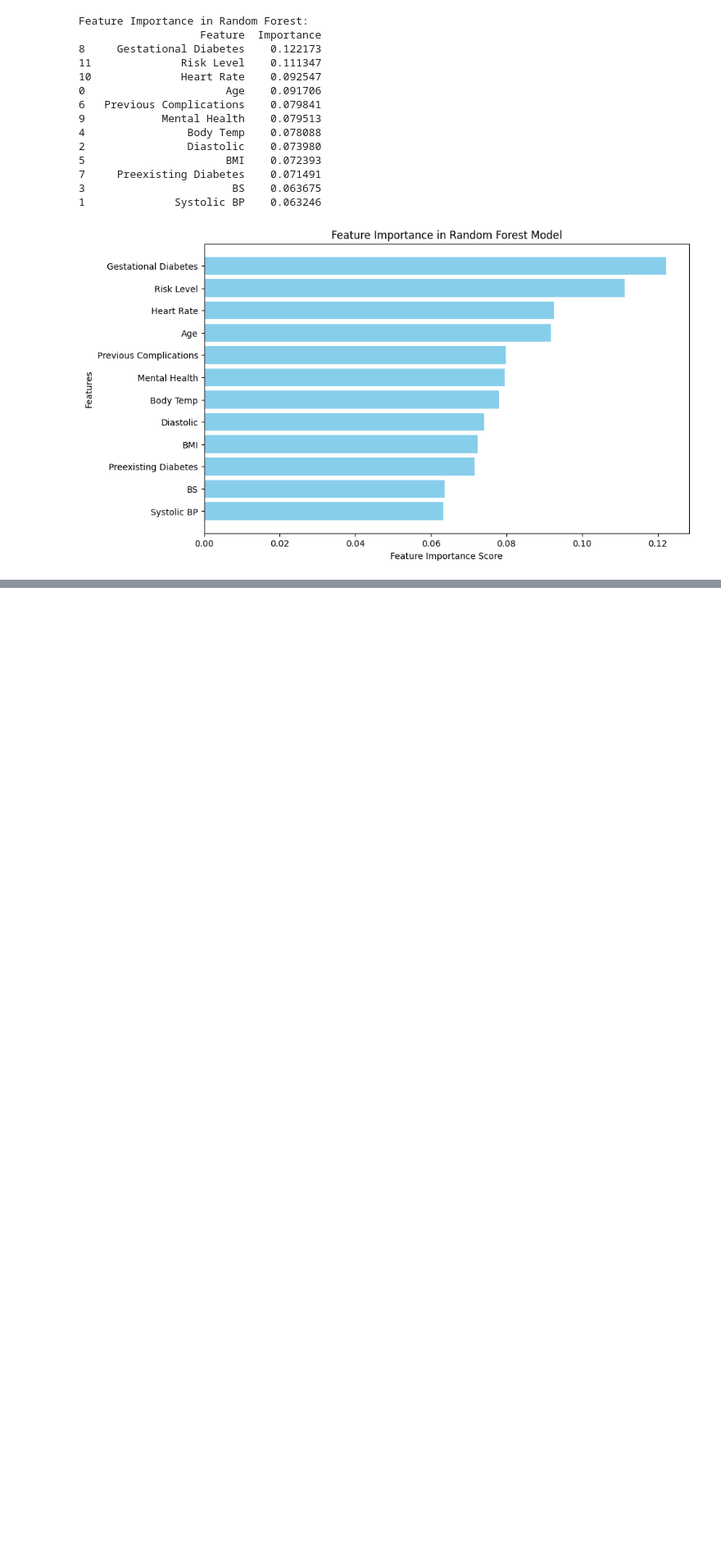
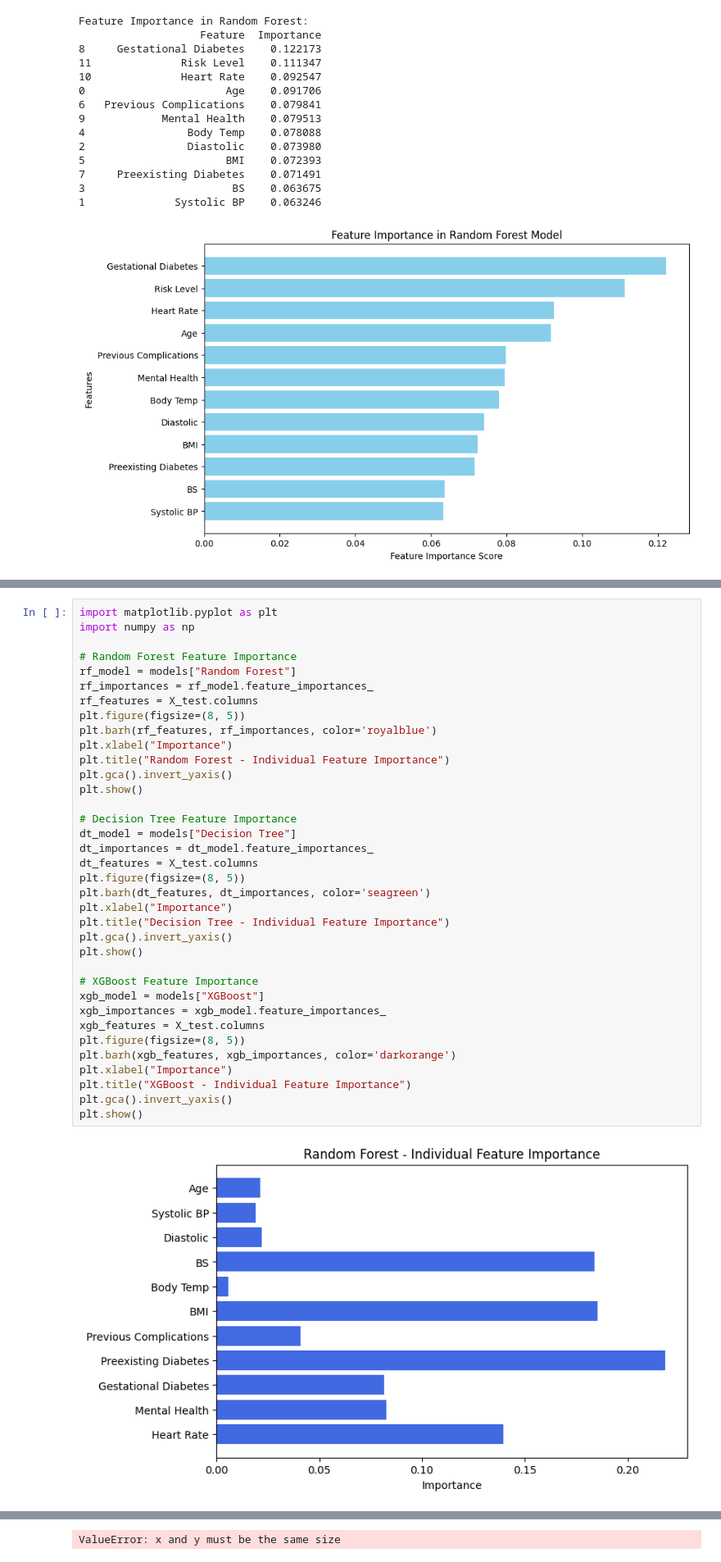
Before and after one commit to surabhisanjay/pregnancy_risk_prediction, a Jupyter notebook: mat_health.ipynb, the cells around one changed output, grey strips where cells are left out. Shown at 82% size. Cells and saved outputs as stored; diff of their text form; blank space fills up the shorter version.

```diff
--- a/mat_health.ipynb
+++ b/mat_health.ipynb
@@ -561,0 +518,38 @@ InvalidIndexError: (slice(None, None, None), 1)
+# %%
+import matplotlib.pyplot as plt
+import numpy as np
+
+# Random Forest Feature Importance
+rf_model = models["Random Forest"]
+rf_importances = rf_model.feature_importances_
+rf_features = X_test.columns
+plt.figure(figsize=(8, 5))
+plt.barh(rf_features, rf_importances, color='royalblue')
+plt.xlabel("Importance")
+plt.title("Random Forest - Individual Feature Importance")
+plt.gca().invert_yaxis()
+plt.show()
+
+# Decision Tree Feature Importance
+dt_model = models["Decision Tree"]
+dt_importances = dt_model.feature_importances_
+dt_features = X_test.columns
+plt.figure(figsize=(8, 5))
+plt.barh(dt_features, dt_importances, color='seagreen')
+plt.xlabel("Importance")
+plt.title("Decision Tree - Individual Feature Importance")
+plt.gca().invert_yaxis()
+plt.show()
+
+# XGBoost Feature Importance
+xgb_model = models["XGBoost"]
+xgb_importances = xgb_model.feature_importances_
+xgb_features = X_test.columns
+plt.figure(figsize=(8, 5))
+plt.barh(xgb_features, xgb_importances, color='darkorange')
+plt.xlabel("Importance")
+plt.title("XGBoost - Individual Feature Importance")
+plt.gca().invert_yaxis()
+plt.show()
+# %% [output]
+[figure, added]
@@ -561,0 +558 @@ InvalidIndexError: (slice(None, None, None), 1)
+ValueError: x and y must be the same size
```
Also changed, not shown: parts of 18 cells of this notebook.
